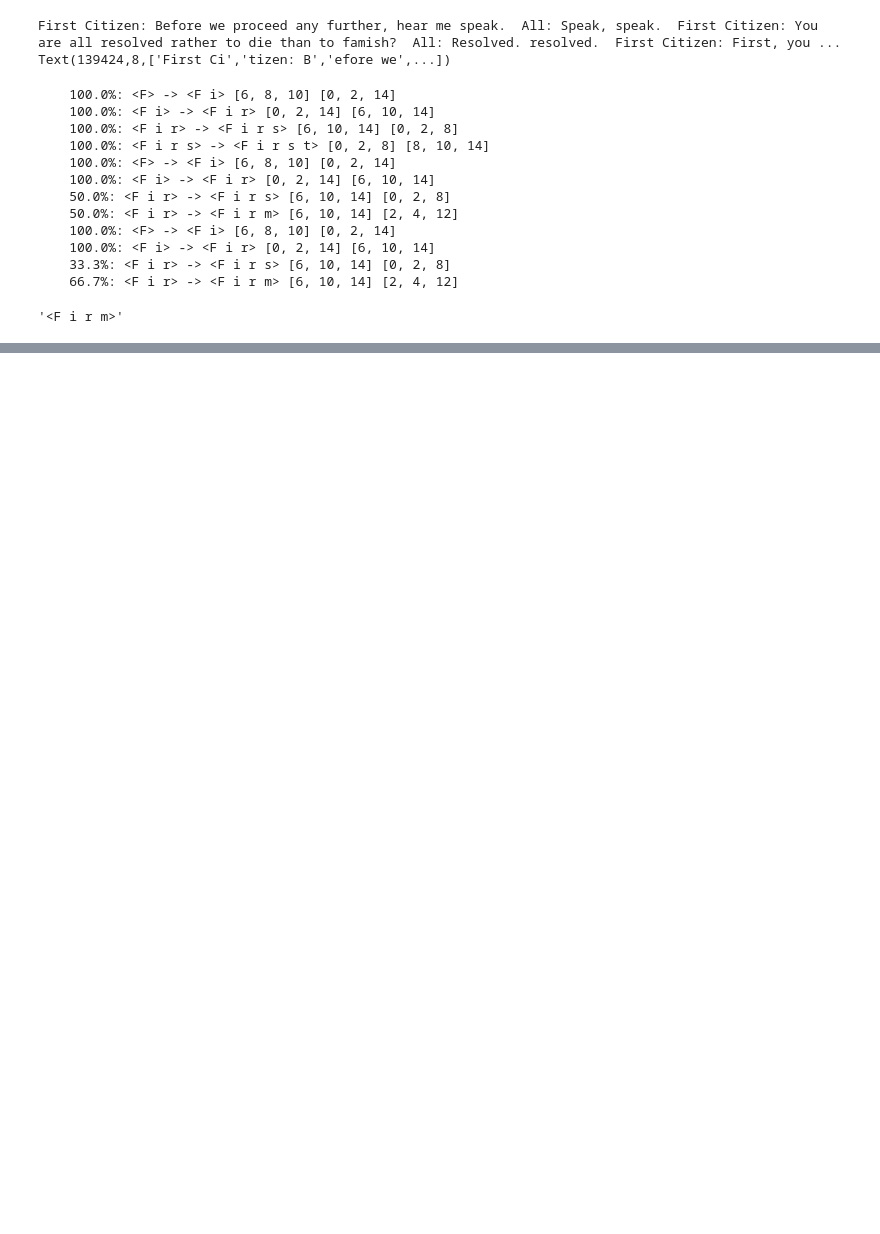
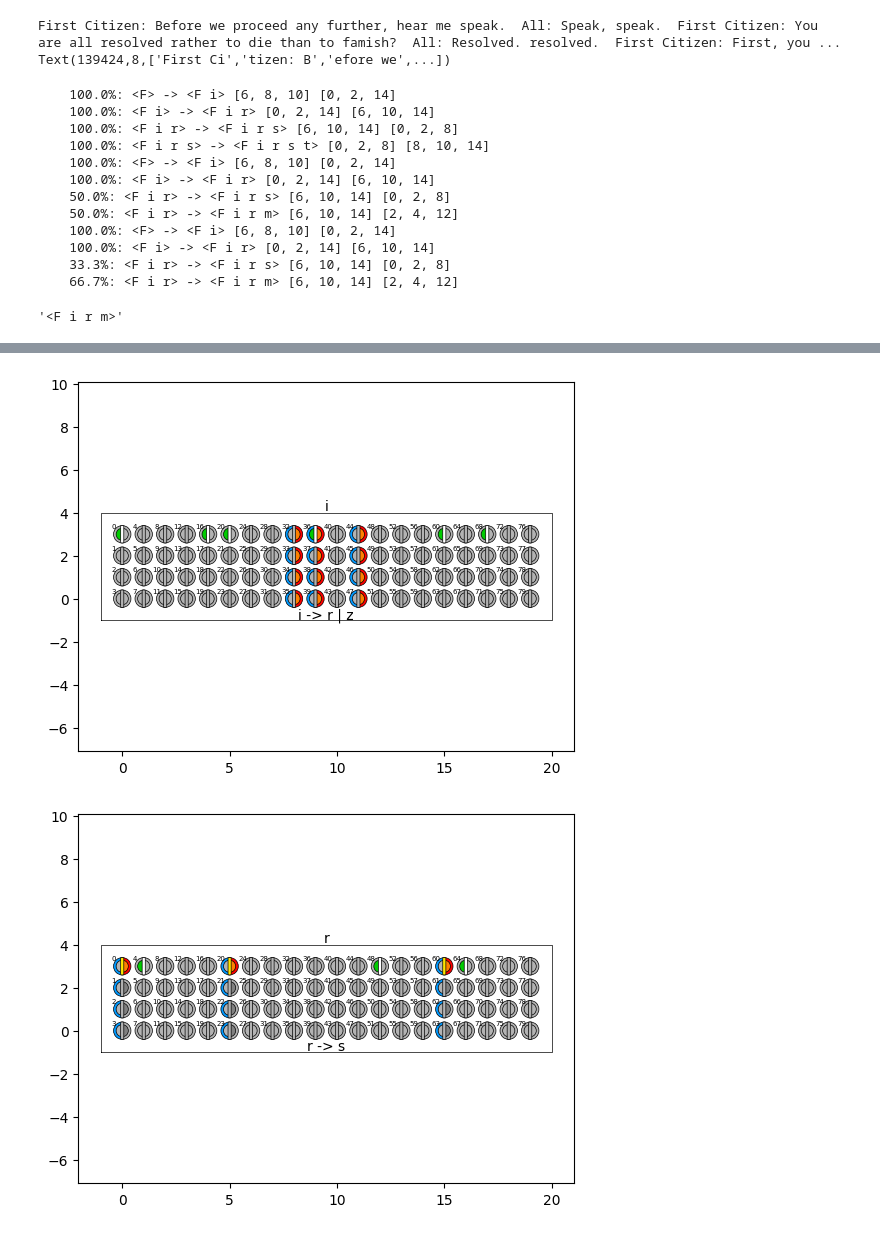
Before and after one commit to ihux/neurotron-develop, a Jupyter notebook: jupyter/neurotron/shakespear.ipynb, the cells around one changed output, grey strips where cells are left out. Saved outputs shown, nothing was run; the diff lists cells and outputs as text; code cells hidden in the pictures; blank space fills up the shorter version.

```diff
--- a/jupyter/neurotron/shakespear.ipynb
+++ b/jupyter/neurotron/shakespear.ipynb
@@ -147,0 +216,5 @@ cells.plot('F i')
+# %%
+cells.process('irz',plot=True);cells.plot()
+# %% [output]
+[figure, added]
+[figure, added]
```
Also changed, not shown: parts of 16 cells of this notebook, 3 other files.
